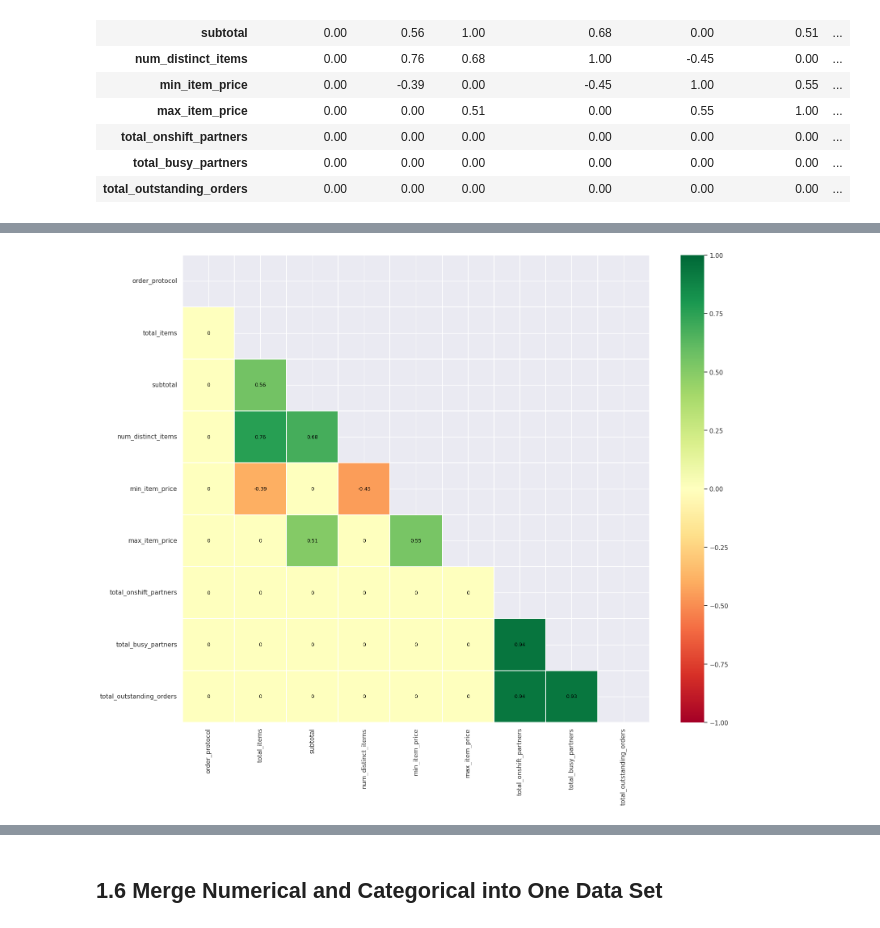
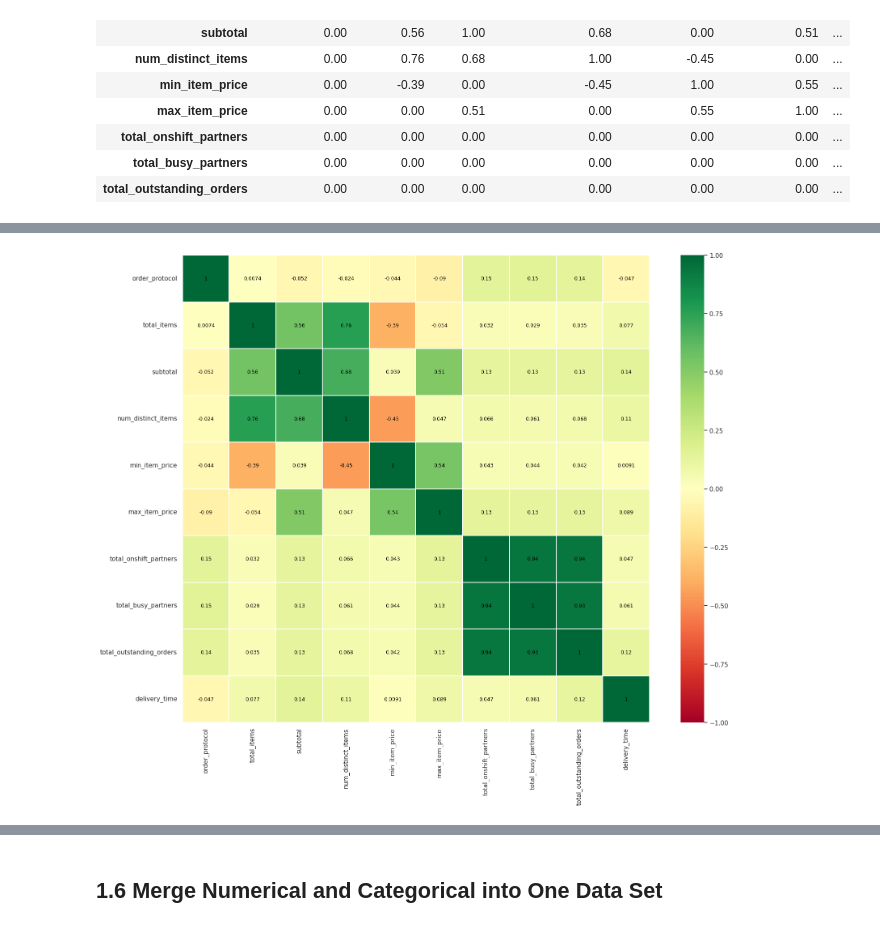
Before and after one commit to heyitzrizki/final-project-ds49-group3, a Jupyter notebook: eda & preprocessing/eda_&_pre_processing.ipynb, the cells around one changed output, grey strips where cells are left out. Saved outputs shown, nothing was run; the diff lists cells and outputs as text; code cells hidden in the pictures.

```diff
--- a/eda & preprocessing/eda_&_pre_processing.ipynb
+++ b/eda & preprocessing/eda_&_pre_processing.ipynb
@@ -167,0 +234,5 @@ df.describe()
+# %%
+# Creating Column "DELIVERY TIME"
+
+df['delivery_time'] = df['actual_delivery_time'] - df['created_at']
+df.head()
@@ -167,0 +246,5 @@ df.describe()
+# %%
+# Delivery time in minutes
+
+df['delivery_time'] = df['delivery_time'].dt.total_seconds() / 60
+df.head()
@@ -167,0 +258,6 @@ df.describe()
+# %%
+# Because column of ("Created_at" and "actual_delivery_time") was not used (temporary)
+# Drop the columns
+
+df.drop(columns=['created_at', 'actual_delivery_time', 'store_id'], inplace=True)
+df.head()
@@ -170,6 +288,8 @@ df.describe()
 # %%
 # Select columns only numerical data
 
+df_duplicate = df.copy()
+
 df_duplicate_num = df_duplicate.select_dtypes(exclude=["object", "datetime"])
 df_duplicate_num.head()
 # %% [output]
@@ -298,20 +431,19 @@ array([[ True,  True,  True,  True,  True,  True,  True,  True,  True],
 # %%
 cmap = "RdYlGn"
 
 # Plot the heatmap
 sns.heatmap(
     data=corr_matrix,
-    mask=mask, # cover, not showing them which masked True
     vmax=1.0,
     vmin=-1.0,
     linewidths=0.1,
     annot_kws={
         "size": 9,
         "color": "black"
     },
     square=True,
     cmap=cmap,
     annot=True
 );
 # %% [output]
-[figure, old version]
+[figure, new version]
```
Also changed, not shown: parts of 64 cells of this notebook.
